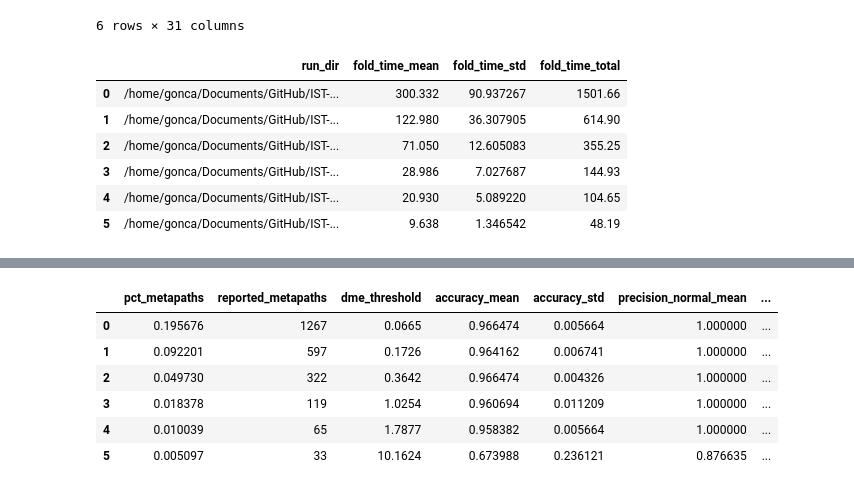
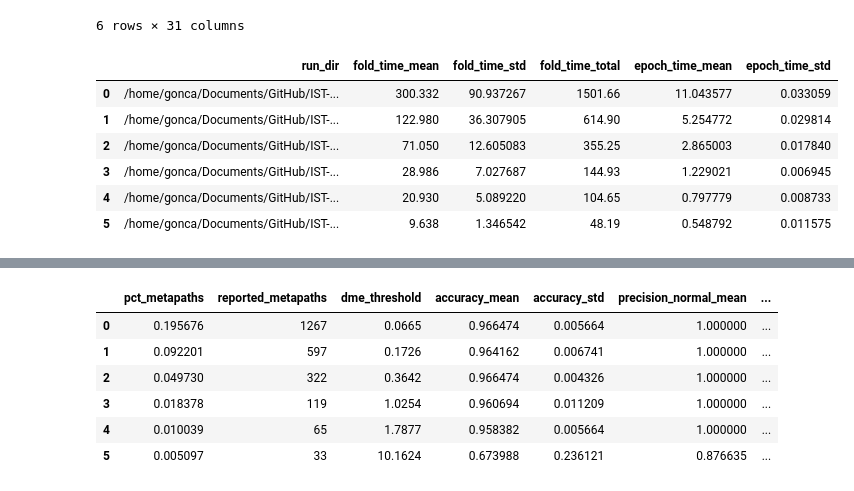
Before and after one commit to BridgeSentry/BridgeSentry, a Jupyter notebook: notebooks/dme_distribution_mlp_20260810.ipynb, the cells around one changed output, grey strips where cells are left out. Drawn from its saved outputs; the diff is of its cells as text; code cells hidden in the pictures.

```diff
--- a/notebooks/dme_distribution_mlp_20260810.ipynb
+++ b/notebooks/dme_distribution_mlp_20260810.ipynb
@@ -24,7 +24,7 @@ def load_data(csv_path: str) -> pd.DataFrame:
 
     return df
 
-df = load_data("/home/gonca/Documents/GitHub/IST-Thesis/BridgeDefender/outputs/single-mlpbased-final-eval-tuningdme-ronin12-omni-nomad-polyn-qubit-harmony-thor123-meter-hypr-xbridge/dme_report.csv")
+df = load_data("/home/gonca/Documents/GitHub/IST-Thesis/BridgeDefender/outputs/mlpbased-single-final-eval-tuningdme-ronin12-omni-nomad-polyn-qubit-harmony-thor123-meter-hypr-xbridge/dme_report.csv")
 df["abs_difference"] = df["difference"].abs()
 # %%
 def plot_histogram(df: pd.DataFrame, bins: int, max_difference: float, interval_size: float = None, ax=None, ax_index: int = 0):
@@ -245,7 +245,7 @@ from cli import Cli
 from dataset_generator.types import DATASET_TYPE
 
 # Define the absolute path for the root directory for outputs here (and if possible, make sure to have a prepared _dataset folder)
-OUTPUTS_ROOT = Path("/home/gonca/Documents/GitHub/IST-Thesis/BridgeDefender/outputs/single-mlpbased-final-eval-tuningdme-ronin12-omni-nomad-polyn-qubit-harmony-thor123-meter-hypr-xbridge")
+OUTPUTS_ROOT = Path("/home/gonca/Documents/GitHub/IST-Thesis/BridgeDefender/outputs/mlpbased-single-final-eval-tuningdme-ronin12-omni-nomad-polyn-qubit-harmony-thor123-meter-hypr-xbridge")
 # %% [markdown]
 The next cells will run the model training for different metapath difference thresholds.
 
@@ -522,24 +522,36 @@ metrics_df
 # %%
 def load_fold_durations(run_dir: Path) -> dict:
     df = pd.read_csv(run_dir / "fold_durations.csv")
+
+    # Early stopping means folds can run for different numbers of epochs,
+    # so raw fold time alone is not comparable across runs/folds.
+    loss_df = pd.read_csv(run_dir / "val_val_loss.csv")
+    fold_cols = [c for c in loss_df.columns if c.startswith("fold_")]
+    epochs_per_fold = loss_df[fold_cols].notna().sum()
+
+    df["epochs"] = df["fold"].map(epochs_per_fold)
+    df["time_per_epoch"] = df["time"] / df["epochs"]
+
     return {
         "run_dir": run_dir,
         "fold_time_mean": df["time"].mean(),
         "fold_time_std": df["time"].std(ddof=0),  # match summary.txt convention
         "fold_time_total": df["time"].sum(),
+        "epoch_time_mean": df["time_per_epoch"].mean(),
+        "epoch_time_std": df["time_per_epoch"].std(ddof=0),
     }
 
 durations = [load_fold_durations(p) for p in run_dirs]
 durations_df = pd.DataFrame(durations)
 durations_df
 # %% [output]
-|  | run_dir | fold_time_mean | fold_time_std | fold_time_total |
-| 0 | /home/gonca/Documents/GitHub/IST-... | 300.332 | 90.937267 | 1501.66 |
-| 1 | /home/gonca/Documents/GitHub/IST-... | 122.980 | 36.307905 | 614.90 |
-| 2 | /home/gonca/Documents/GitHub/IST-... | 71.050 | 12.605083 | 355.25 |
-| 3 | /home/gonca/Documents/GitHub/IST-... | 28.986 | 7.027687 | 144.93 |
-| 4 | /home/gonca/Documents/GitHub/IST-... | 20.930 | 5.089220 | 104.65 |
-| 5 | /home/gonca/Documents/GitHub/IST-... | 9.638 | 1.346542 | 48.19 |
+|  | run_dir | fold_time_mean | fold_time_std | fold_time_total | epoch_time_mean | epoch_time_std |
+| 0 | /home/gonca/Documents/GitHub/IST-... | 300.332 | 90.937267 | 1501.66 | 11.043577 | 0.033059 |
+| 1 | /home/gonca/Documents/GitHub/IST-... | 122.980 | 36.307905 | 614.90 | 5.254772 | 0.029814 |
+| 2 | /home/gonca/Documents/GitHub/IST-... | 71.050 | 12.605083 | 355.25 | 2.865003 | 0.017840 |
+| 3 | /home/gonca/Documents/GitHub/IST-... | 28.986 | 7.027687 | 144.93 | 1.229021 | 0.006945 |
+| 4 | /home/gonca/Documents/GitHub/IST-... | 20.930 | 5.089220 | 104.65 | 0.797779 | 0.008733 |
+| 5 | /home/gonca/Documents/GitHub/IST-... | 9.638 | 1.346542 | 48.19 | 0.548792 | 0.011575 |
 # %%
 comparison_df = (
     configs_df
```
Also changed, not shown: parts of 15 cells of this notebook.
